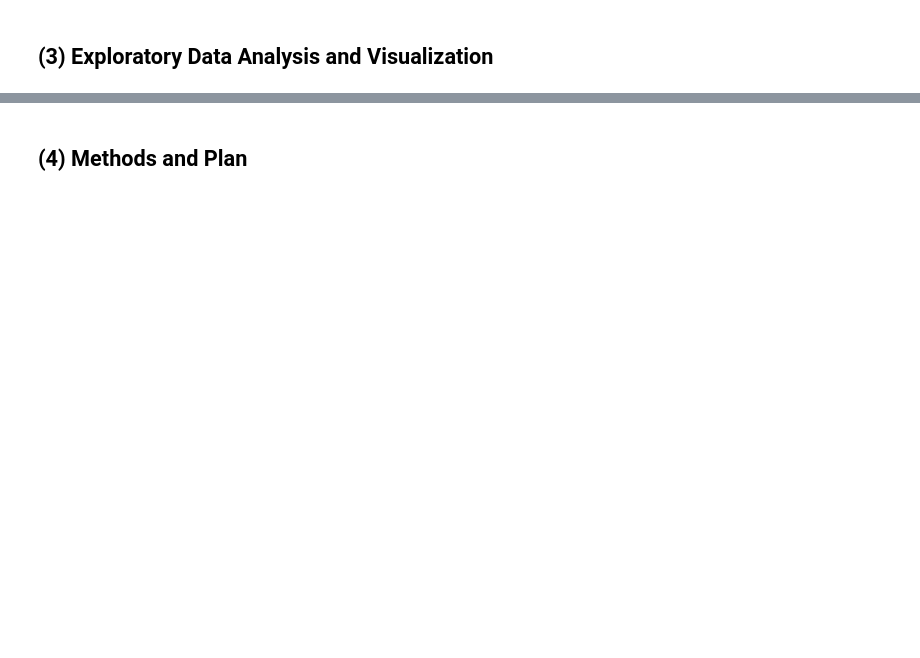
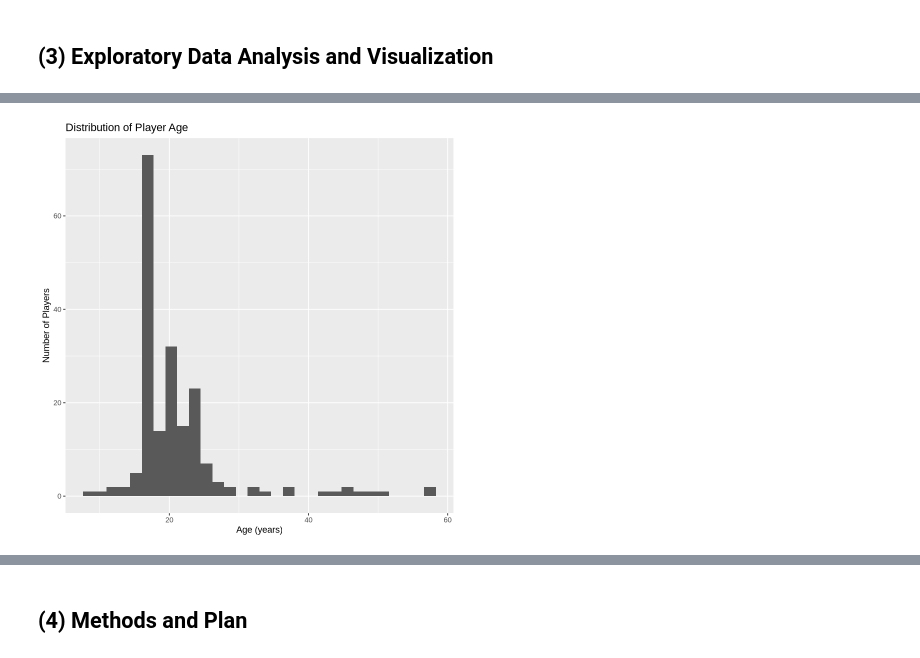
Before and after one commit to Renny7328/dsci-100-2025w1-group-6, a Jupyter notebook: project_planning.ipynb, the cells around one changed output, grey strips where cells are left out. Cells and saved outputs as stored; diff of their text form; code cells hidden in the pictures; blank space fills up the shorter version.

```diff
--- a/project_planning.ipynb
+++ b/project_planning.ipynb
@@ -177,0 +209,9 @@ A spec_tbl_df: 1535 × 5
+# %%
+# histogram for age
+ggplot(players_tidy, aes(x = Age)) +
+  geom_histogram(bins = 30) +
+  labs(title = "Distribution of Player Age",
+       x = "Age (years)",
+       y = "Number of Players")
+# %% [output]
+[figure, added]
```
Also changed, not shown: parts of 13 cells of this notebook.
